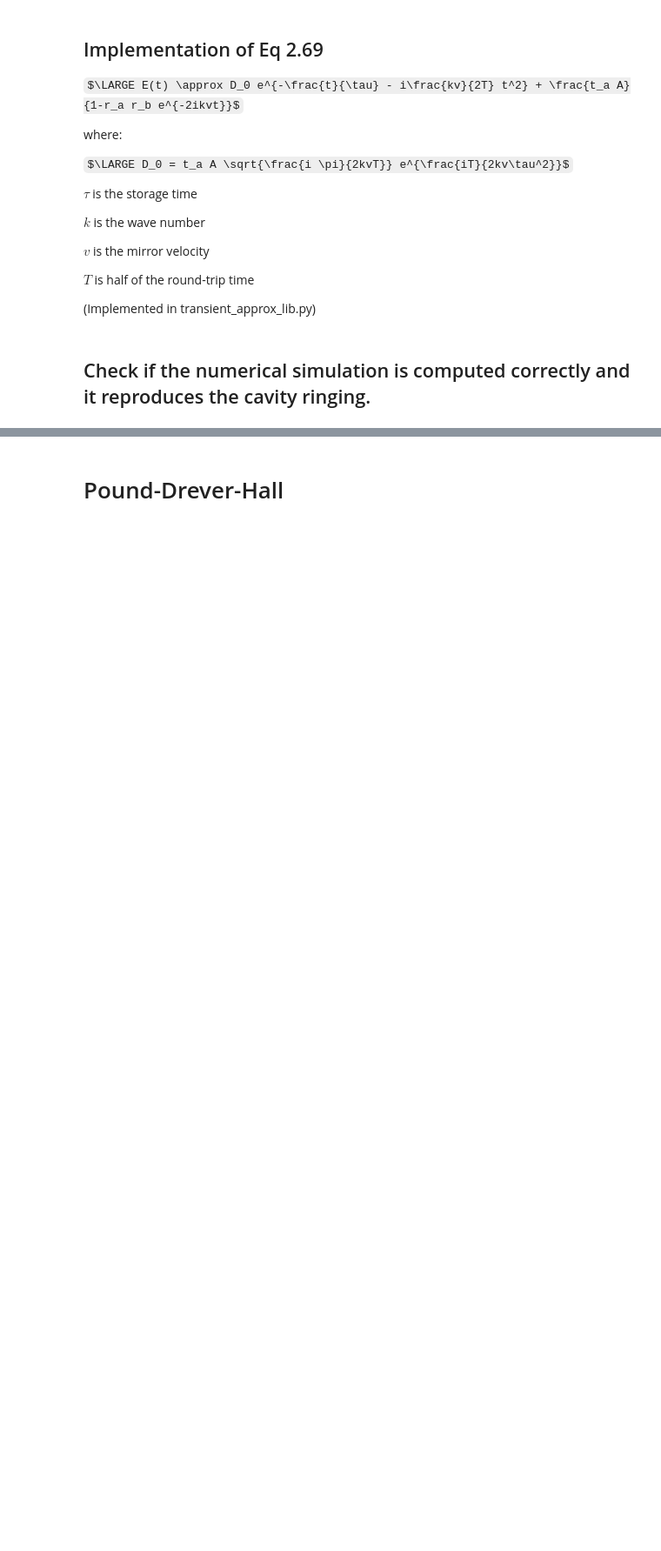
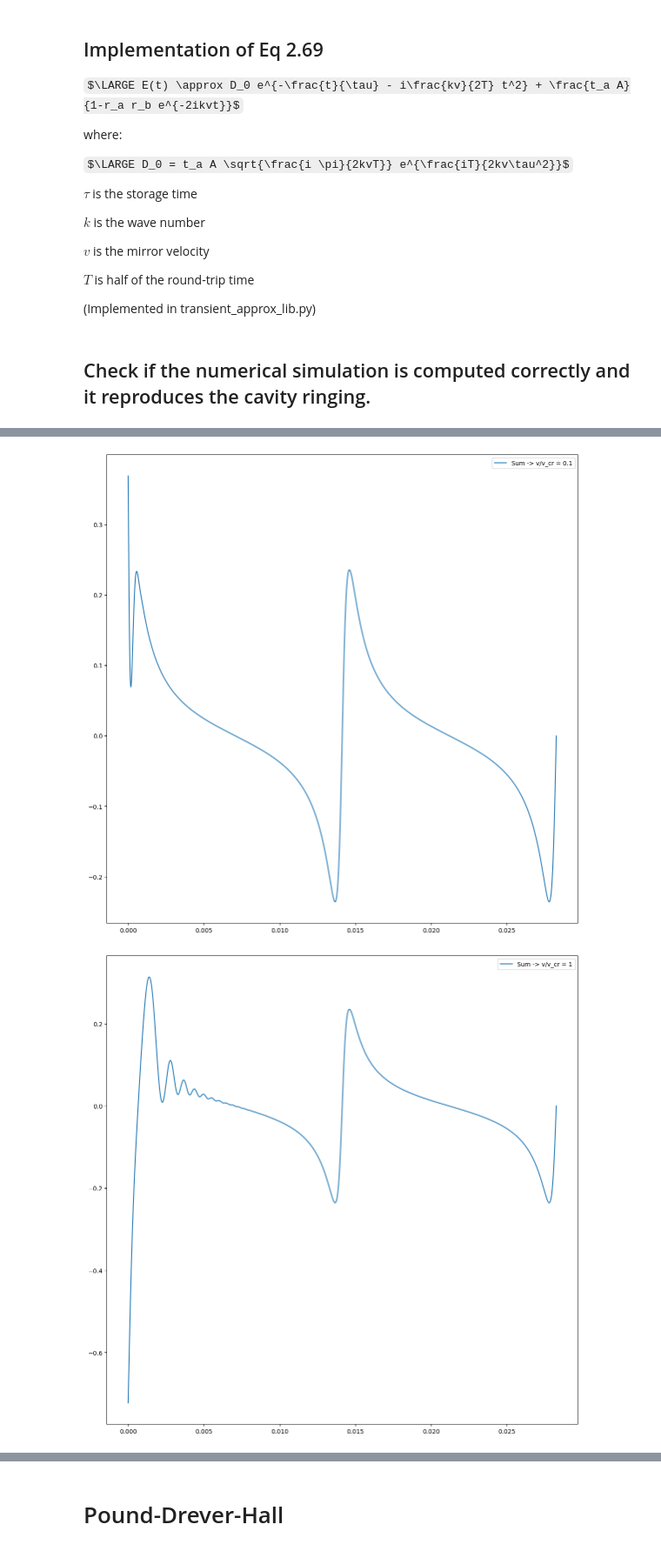
Before and after one commit to matib12/oreonspy, a Jupyter notebook: nb/Simulator commissioning.ipynb, the cells around one changed output, grey strips where cells are left out. Shown at 87% size. Drawn from its saved outputs; the diff is of its cells as text; code cells hidden in the pictures; some formulas as TeX source; blank space fills up the shorter version.

```diff
--- a/nb/Simulator commissioning.ipynb
+++ b/nb/Simulator commissioning.ipynb
@@ -160,7 +177,7 @@ plt.plot(res)
 # %% [markdown]
 ## Implementation of Eq. 1.51
 # %%
-N = 30  # Seems reasonable to sum up to 5 to 10 N_eff.
+N = 100  # Seems reasonable to sum up to 5 to 10 N_eff.
 n = np.arange(0, N+1, 1)
 rarbn = np.power(r_a*r_b, n)
 
@@ -193,20 +210,45 @@ def E(t, v, N=0, recursion_level=0):
     Sn = 0.
     for idx, p in enumerate(np.arange(1, N+1, 1)):
         Sum = Sum + rarbn[idx] * np.exp(k2j*Sn) * E_in(t-2.*p*T)
-        print("Idx: {0}, p: {1}, Sn: {2}".format(idx, p, Sn))
+        #print("Idx: {0}, p: {1}, Sn: {2}".format(idx, p, Sn))
         d_val = d(v,t - 2.*T*p)
         Sn = Sn + d_val
-        print("d: {0}".format(d_val))
+        #print("d: {0}".format(d_val))
 
 
     try:
-        E_last = E(t - 2.*N*T, N, recursion_level=recursion_level+1)
+        E_last = E(t - 2.*N*T, v, N=N, recursion_level=recursion_level+1)
     except RecursionError:
         #print("Recursion lvl: {0}".format(recursion_level))
         E_last = 0.
 
     res = t_a * Sum + rarbn[N] * np.exp(k2j*Sn) * E_last
     return res
+
+
+def E1(t, v, N=0, recursion_level=0):
+    '''
+    Recursive implementation of Eq. 1.50 from "Dynamics of Laser Interferometric Gravitational Wave Detectors" PhD thesis by M. Rakhmanov
+    '''
+
+    if recursion_level > N:  # TODO: Verify the accuracy!
+        raise RecursionError(f"Maximum recursion depth reached at level {recursion_level}")
+
+    global t_a, r_a, r_b, T
+
+    if N == 0:
+        N = int(N_eff(r_a, r_b) * 5)
+
+    k2j = -2.j*k
+
+    try:
+        E_last = E(t - 2.*T, v, N=N, recursion_level=recursion_level+1)
+    except RecursionError:
+        #print("Recursion lvl: {0}".format(recursion_level))
+        E_last = 0.
+
+    res = t_a * E_in(t) + r_a * r_b * np.exp(k2j*d(v, t)) * E_last
+    return res
 # %%
 plt.figure()
 plt.plot(n, rarbn, marker='o', ms=3, lw=1)
@@ -619,19 +724,22 @@ plt.legend()
 # %%
 vel = [v_cr()/10., v_cr(), v_cr()*10.]
 res_scan = {}
 for i, j in zip([0,1,2], vel):
     td = time_window(j,number_of_points)
-    do, ad = E_cr(td, E_in_avg, j)
+    do, ad = tran.E_cr(td, E_in_avg, j, t_a**2, r_a**2, r_b**2, k, T)
     res_scan[i] = do + ad
 
 plt.figure()
 plt.plot(time_window(v_cr()/10., number_of_points), -res_scan[0].imag, label="Sum -> v/v_cr = 0.1")
 plt.legend()
 plt.figure()
 plt.plot(time_window(v_cr()/10., number_of_points), -res_scan[1].imag, label="Sum -> v/v_cr = 1")
 plt.legend()
 plt.figure()
 plt.plot(time_window(v_cr()/10., number_of_points), -res_scan[2].imag, label="Sum -> v/v_cr = 10")
 plt.legend()
 
 plt.show()
+# %% [output]
+[figure, added]
+[figure, added]
```
Also changed, not shown: parts of 45 cells of this notebook.
